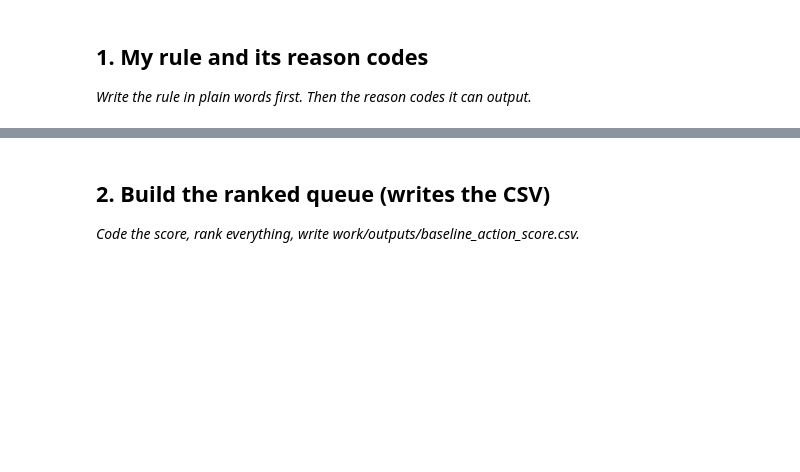
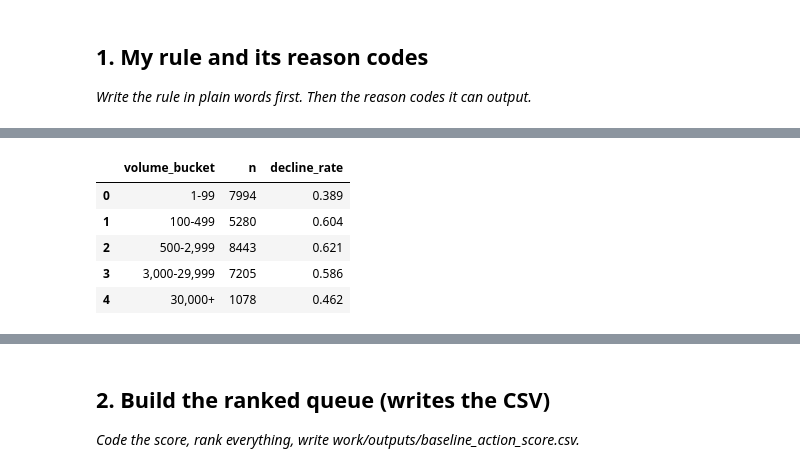
Before and after one commit to MuhammadTalha-pk/ML-Internship-Task1, a Jupyter notebook: work/notebooks/w04_baseline_score.ipynb, the cells around one changed output, grey strips where cells are left out. Cells and saved outputs as stored; diff of their text form; code cells hidden in the pictures; blank space fills up the shorter version.

```diff
--- a/work/notebooks/w04_baseline_score.ipynb
+++ b/work/notebooks/w04_baseline_score.ipynb
@@ -12,0 +16,90 @@ This skeleton is yours to fill. Work the sections **in order** — each one has
+# %%
+import os
+import subprocess
+import pandas as pd
+import numpy as np
+
+REPO_DIR = "/content/ML_Internship_FlyRankAI"
+
+if not os.path.exists(REPO_DIR):
+    subprocess.run(
+        [
+            "git", "clone", "--depth", "1",
+            "https://github.com/MuhammadTalha-pk/ML_Internship_FlyRankAI",
+            REPO_DIR
+        ],
+        check=True
+    )
+
+os.chdir(REPO_DIR)
+
+df = pd.read_csv("data/raw/content_refresh_anonymized.csv")
+
+# Evaluation label only — NEVER a baseline feature
+df["is_declining_check"] = (
+    df["trend_direction"].str.lower().eq("down").astype(int)
+)
+
+# -----------------------------
+# Signal 1: staleness
+# Use 100+ impressions to reduce low-volume noise
+# -----------------------------
+stale_check = df[df["impressions_90d"] >= 100].copy()
+
+stale_check["staleness_bucket"] = pd.cut(
+    stale_check["days_since_last_update"],
+    bins=[-1, 30, 90, 180, np.inf],
+    labels=["0-30", "31-90", "91-180", "181+"]
+)
+
+staleness_table = (
+    stale_check
+    .groupby("staleness_bucket", observed=False)
+    .agg(
+        n=("content_id", "size"),
+        decline_rate=("is_declining_check", "mean")
+    )
+    .reset_index()
+)
+
+staleness_table["decline_rate"] = (
+    staleness_table["decline_rate"].round(3)
+)
+
+print("SIGNAL 1 — STALENESS")
+display(staleness_table)
+
+
+# -----------------------------
+# Signal 2: impression volume
+# -----------------------------
+df["volume_bucket"] = pd.cut(
+    df["impressions_90d"],
+    bins=[0, 100, 500, 3000, 30000, np.inf],
+    labels=[
+        "1-99",
+        "100-499",
+        "500-2,999",
+        "3,000-29,999",
+        "30,000+"
+    ],
+    right=False
+)
+
+volume_table = (
+    df
+    .groupby("volume_bucket", observed=False)
+    .agg(
+        n=("content_id", "size"),
+        decline_rate=("is_declining_check", "mean")
+    )
+    .reset_index()
+)
+
+volume_table["decline_rate"] = (
+    volume_table["decline_rate"].round(3)
+)
+
+print("\nSIGNAL 2 — IMPRESSION VOLUME")
+display(volume_table)
+# %% [output]
@@ -12,0 +113,6 @@ This skeleton is yours to fill. Work the sections **in order** — each one has
+|  | volume_bucket | n | decline_rate |
+| 0 | 1-99 | 7994 | 0.389 |
+| 1 | 100-499 | 5280 | 0.604 |
+| 2 | 500-2,999 | 8443 | 0.621 |
+| 3 | 3,000-29,999 | 7205 | 0.586 |
+| 4 | 30,000+ | 1078 | 0.462 |
```
Also changed, not shown: parts of 14 cells of this notebook.
